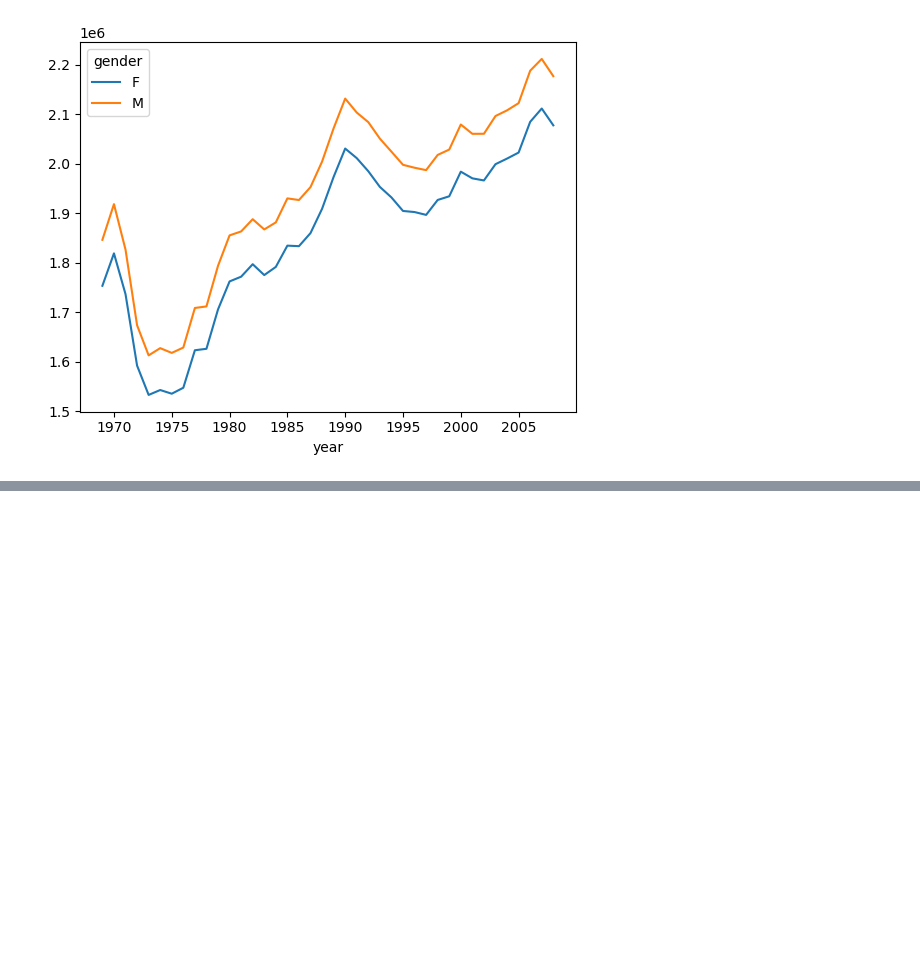
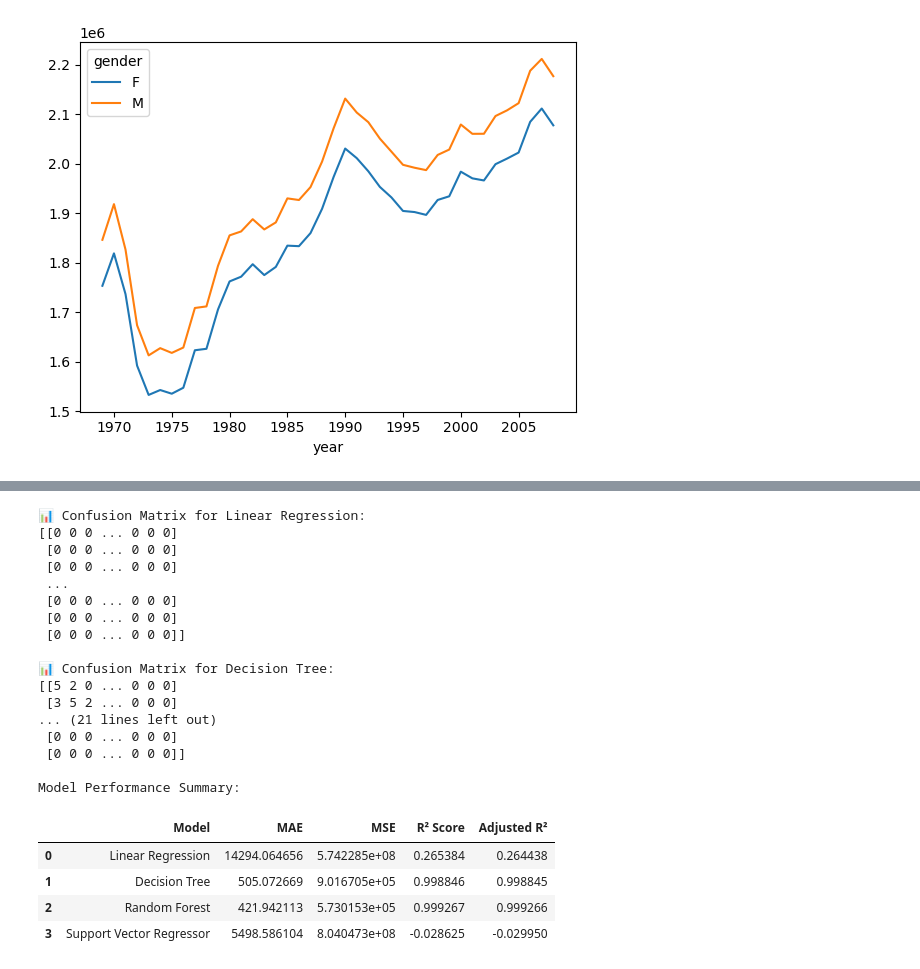
Before and after one commit to poorva-pohekar/Machine-Learning-Project, a Jupyter notebook: Birth_Rate.ipynb, the cells around one changed output, grey strips where cells are left out. Drawn from its saved outputs; the diff is of its cells as text; code cells hidden in the pictures; blank space fills up the shorter version.

```diff
--- a/Birth_Rate.ipynb
+++ b/Birth_Rate.ipynb
@@ -163,0 +210,78 @@ df.groupby(["year", "gender"])["births"].sum().unstack().plot()
+# %%
+from sklearn.linear_model import LinearRegression
+from sklearn.tree import DecisionTreeRegressor
+from sklearn.ensemble import RandomForestRegressor
+from sklearn.svm import SVR
+from sklearn.metrics import mean_absolute_error, mean_squared_error, r2_score, confusion_matrix
+import pandas as pd
+import numpy as np
+
+# Initialize models
+models = {
+    "Linear Regression": LinearRegression(),
+    "Decision Tree": DecisionTreeRegressor(random_state=42),
+    "Random Forest": RandomForestRegressor(random_state=42, n_estimators=100),
+    "Support Vector Regressor": SVR(kernel='rbf')
+}
+
+results = []
+
+# Train and evaluate each model
+for name, model in models.items():
+    model.fit(X_train, y_train)
+    y_pred = model.predict(X_test)
+
+    # Calculate metrics
+    mae = mean_absolute_error(y_test, y_pred)
+    mse = mean_squared_error(y_test, y_pred)
+    r2 = r2_score(y_test, y_pred)
+
+    # Adjusted R² formula
+    n = len(y_test)
+    p = X_test.shape[1]
+    adj_r2 = 1 - (1 - r2) * (n - 1) / (n - p - 1)
+
+    results.append({
+        "Model": name,
+        "MAE": mae,
+        "MSE": mse,
+        "R² Score": r2,
+        "Adjusted R²": adj_r2
+    })
+
+    # Convert continuous predictions to discrete bins for confusion matrix (optional)
+    y_true_class = np.round(y_test, 0)
+    y_pred_class = np.round(y_pred, 0)
+
+    cm = confusion_matrix(y_true_class, y_pred_class)
+
+    print(f"\n📊 Confusion Matrix for {name}:")
+    print(cm)
+
+# Display results summary
+results_df = pd.DataFrame(results)
+print("\nModel Performance Summary:")
+display(results_df)
+# %% [output]
+📊 Confusion Matrix for Linear Regression:
+[[0 0 0 ... 0 0 0]
+ [0 0 0 ... 0 0 0]
+ [0 0 0 ... 0 0 0]
+ ...
+ [0 0 0 ... 0 0 0]
+ [0 0 0 ... 0 0 0]
+ [0 0 0 ... 0 0 0]]
+
+📊 Confusion Matrix for Decision Tree:
+[[5 2 0 ... 0 0 0]
+ [3 5 2 ... 0 0 0]
+... (21 lines left out)
+ [0 0 0 ... 0 0 0]
+ [0 0 0 ... 0 0 0]]
+
+Model Performance Summary:
+|  | Model | MAE | MSE | R² Score | Adjusted R² |
+| 0 | Linear Regression | 14294.064656 | 5.742285e+08 | 0.265384 | 0.264438 |
+| 1 | Decision Tree | 505.072669 | 9.016705e+05 | 0.998846 | 0.998845 |
+| 2 | Random Forest | 421.942113 | 5.730153e+05 | 0.999267 | 0.999266 |
+| 3 | Support Vector Regressor | 5498.586104 | 8.040473e+08 | -0.028625 | -0.029950 |
```
Also changed, not shown: parts of 10 cells of this notebook.
